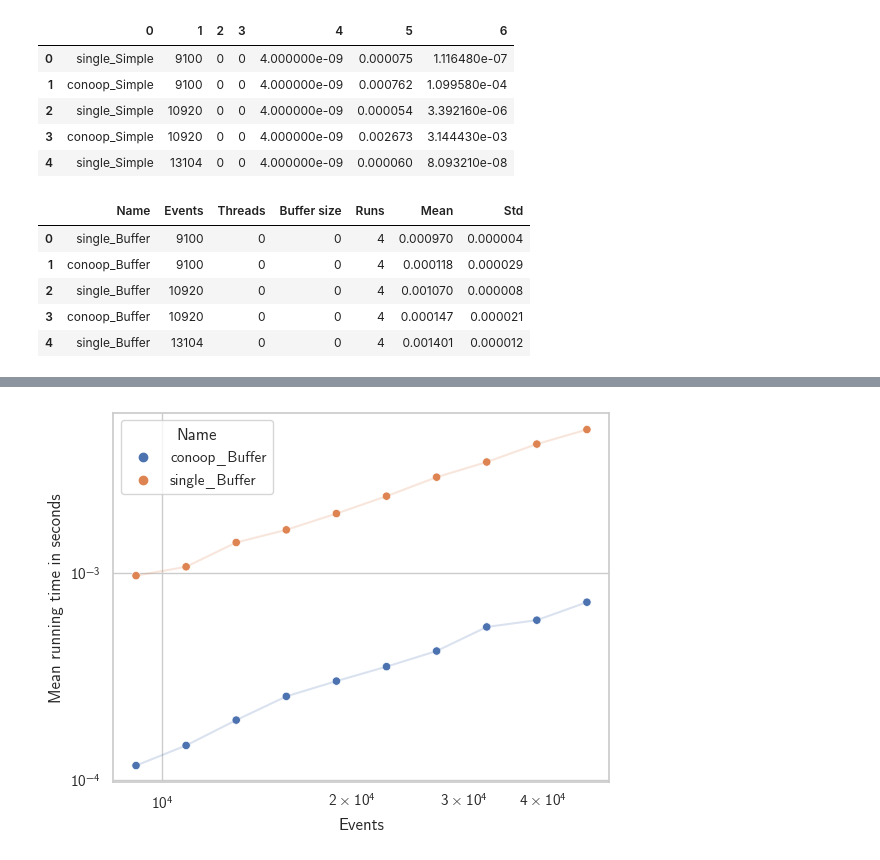
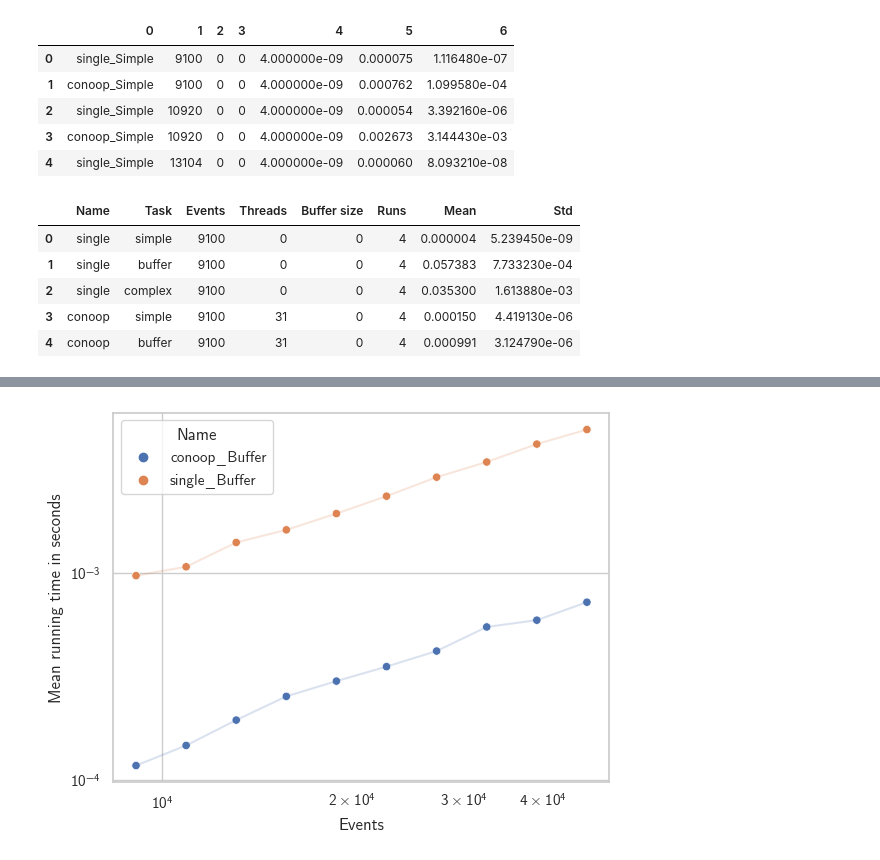
Before and after one commit to Jegp/aestream-paper, a Jupyter notebook: plots.ipynb, the cells around one changed output, grey strips where cells are left out. Cells and saved outputs as stored; diff of their text form; code cells hidden in the pictures.

```diff
--- a/plots.ipynb
+++ b/plots.ipynb
@@ -27,14 +27,14 @@ d.head()
 | 3 | conoop_Simple | 10920 | 0 | 0 | 4.000000e-09 | 0.002673 | 3.144430e-03 |
 | 4 | single_Simple | 13104 | 0 | 0 | 4.000000e-09 | 0.000060 | 8.093210e-08 |
 # %%
-d = pd.read_csv("build/results.csv", header=None, names=["Name", "Events", "Threads", "Buffer size", "Runs", "Mean", "Std"])
+d = pd.read_csv("build/results.csv", header=None, names=["Name", "Task", "Events", "Threads", "Buffer size", "Runs", "Mean", "Std"])
 d["Mean"] /= 10e9
 d["Std"] /= 10e9
 d.head()
 # %% [output]
-|  | Name | Events | Threads | Buffer size | Runs | Mean | Std |
-| 0 | single_Buffer | 9100 | 0 | 0 | 4 | 0.000970 | 0.000004 |
-| 1 | conoop_Buffer | 9100 | 0 | 0 | 4 | 0.000118 | 0.000029 |
-| 2 | single_Buffer | 10920 | 0 | 0 | 4 | 0.001070 | 0.000008 |
-| 3 | conoop_Buffer | 10920 | 0 | 0 | 4 | 0.000147 | 0.000021 |
-| 4 | single_Buffer | 13104 | 0 | 0 | 4 | 0.001401 | 0.000012 |
+|  | Name | Task | Events | Threads | Buffer size | Runs | Mean | Std |
+| 0 | single | simple | 9100 | 0 | 0 | 4 | 0.000004 | 5.239450e-09 |
+| 1 | single | buffer | 9100 | 0 | 0 | 4 | 0.057383 | 7.733230e-04 |
+| 2 | single | complex | 9100 | 0 | 0 | 4 | 0.035300 | 1.613880e-03 |
+| 3 | conoop | simple | 9100 | 31 | 0 | 4 | 0.000150 | 4.419130e-06 |
+| 4 | conoop | buffer | 9100 | 31 | 0 | 4 | 0.000991 | 3.124790e-06 |
```
Also changed, not shown: parts of 2 cells of this notebook, 9 other files.
